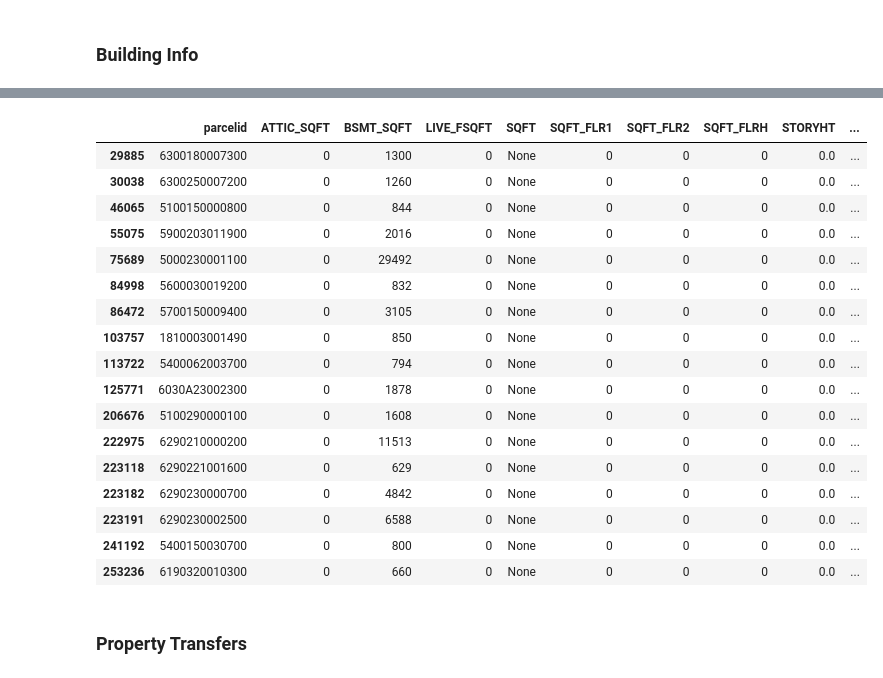
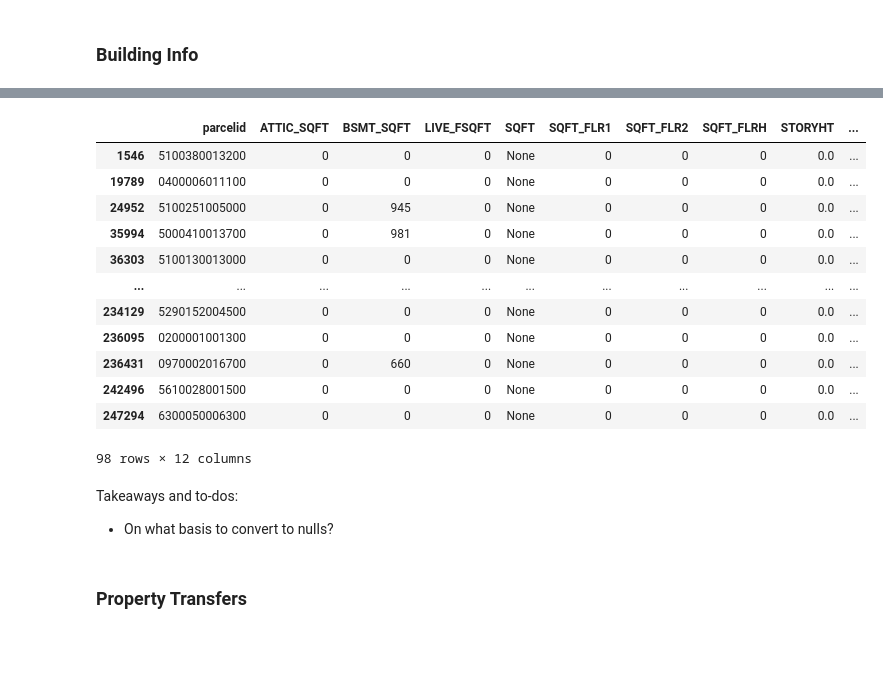
Before and after one commit to JunTaoLuo/ErukaExp, a Jupyter notebook: missingness_exploration.ipynb, the cells around one changed output, grey strips where cells are left out. Saved outputs shown, nothing was run; the diff lists cells and outputs as text; code cells hidden in the pictures; blank space fills up the shorter version.

```diff
--- a/missingness_exploration.ipynb
+++ b/missingness_exploration.ipynb
@@ -26,12 +51,2 @@ c:\Users\mihir\anaconda3\lib\site-packages\numpy\.libs\libopenblas.XWYDX2IKJW2NM
 # %% [markdown]
 ### Building Info
-# %%
-bi = pd.read_sql('select * from cleaned.building_info', engine)
-
-# Null % for each variable
-print('Percentage of nulls:')
-print(bi.isnull().mean())
-
-# Description of data
-print('\n Descriptive stats for data')
-bi.describe()
@@ -61,0 +53,19 @@ dtype: float64
+# %%
+# Selecting only buildings with property class info
+
+## Note: there are 339 buildings in building info that don't merge with monthly tax (where we get property codes from)
+## Property class codes are nonmissing for all other observations
+
+query = '''select bi.*, mt.prop_class_code, mt.class_description
+from cleaned.building_info bi join cleaned.monthly_tax mt using(parcelid)
+where prop_class_code in (510, 550, 520, 401, 530, 625, 404, 470)'''
+
+bi = pd.read_sql(query, engine)
+
+# Null % for each variable
+print('Percentage of nulls:')
+print(bi.isnull().mean())
+
+# Description of data
+print('\n Descriptive stats for data')
+bi.describe()
@@ -62,37 +98,44 @@ dtype: float64
 # %%
 # Digging into cases where year built = 0
 bi[bi['YEARBUILT'] == 0]
 # 2440 rows where yearbuilt = 0
+
 # Almost all of these have 0 for all values (strong correlation of missingness)
+
+# For these cases, do they merge onto year_built in historic_sales?
+sql = '''
+SELECT b.parcelid, b."YEARBUILT", h.year_built
+FROM cleaned.building_info b left join cleaned.historic_sales h on b.parcelid = h.parcelid
+WHERE b."YEARBUILT" = 0
+'''
+
+df = pd.read_sql(sql, engine)
 
 # are there any with nonzero values in other imp variables?
 bi[(bi['YEARBUILT'] == 0)&(bi['LIVE_FSQFT'] > 0)]
-# There are 4 rows (nonmissing live_fsqft, but zero for everything else)
 
 bi[(bi['YEARBUILT'] == 0)&(bi['BSMT_SQFT'] > 0)]
 # There are 17 rows that have nonmissing bsmt sqft (these have)
 
 bi[(bi['YEARBUILT'] != 0)&(bi['LIVE_FSQFT'] == 0)]
 # There are an additional 646 rows where year built is not 0, butl live fsqft is zero
 # %% [output]
 |  | parcelid | ATTIC_SQFT | BSMT_SQFT | LIVE_FSQFT | SQFT | SQFT_FLR1 | SQFT_FLR2 | SQFT_FLRH | STORYHT | ... |
-| 29885 | 6300180007300 | 0 | 1300 | 0 | None | 0 | 0 | 0 | 0.0 | ... |
-| 30038 | 6300250007200 | 0 | 1260 | 0 | None | 0 | 0 | 0 | 0.0 | ... |
-| 46065 | 5100150000800 | 0 | 844 | 0 | None | 0 | 0 | 0 | 0.0 | ... |
-| 55075 | 5900203011900 | 0 | 2016 | 0 | None | 0 | 0 | 0 | 0.0 | ... |
-| 75689 | 5000230001100 | 0 | 29492 | 0 | None | 0 | 0 | 0 | 0.0 | ... |
-| 84998 | 5600030019200 | 0 | 832 | 0 | None | 0 | 0 | 0 | 0.0 | ... |
-| 86472 | 5700150009400 | 0 | 3105 | 0 | None | 0 | 0 | 0 | 0.0 | ... |
-| 103757 | 1810003001490 | 0 | 850 | 0 | None | 0 | 0 | 0 | 0.0 | ... |
-| 113722 | 5400062003700 | 0 | 794 | 0 | None | 0 | 0 | 0 | 0.0 | ... |
-| 125771 | 6030A23002300 | 0 | 1878 | 0 | None | 0 | 0 | 0 | 0.0 | ... |
-| 206676 | 5100290000100 | 0 | 1608 | 0 | None | 0 | 0 | 0 | 0.0 | ... |
-| 222975 | 6290210000200 | 0 | 11513 | 0 | None | 0 | 0 | 0 | 0.0 | ... |
-| 223118 | 6290221001600 | 0 | 629 | 0 | None | 0 | 0 | 0 | 0.0 | ... |
-| 223182 | 6290230000700 | 0 | 4842 | 0 | None | 0 | 0 | 0 | 0.0 | ... |
-| 223191 | 6290230002500 | 0 | 6588 | 0 | None | 0 | 0 | 0 | 0.0 | ... |
-| 241192 | 5400150030700 | 0 | 800 | 0 | None | 0 | 0 | 0 | 0.0 | ... |
-| 253236 | 6190320010300 | 0 | 660 | 0 | None | 0 | 0 | 0 | 0.0 | ... |
+| 1546 | 5100380013200 | 0 | 0 | 0 | None | 0 | 0 | 0 | 0.0 | ... |
+| 19789 | 0400006011100 | 0 | 0 | 0 | None | 0 | 0 | 0 | 0.0 | ... |
+| 24952 | 5100251005000 | 0 | 945 | 0 | None | 0 | 0 | 0 | 0.0 | ... |
+| 35994 | 5000410013700 | 0 | 981 | 0 | None | 0 | 0 | 0 | 0.0 | ... |
+| 36303 | 5100130013000 | 0 | 0 | 0 | None | 0 | 0 | 0 | 0.0 | ... |
+| ... | ... | ... | ... | ... | ... | ... | ... | ... | ... | ... |
+| 234129 | 5290152004500 | 0 | 0 | 0 | None | 0 | 0 | 0 | 0.0 | ... |
+| 236095 | 0200001001300 | 0 | 0 | 0 | None | 0 | 0 | 0 | 0.0 | ... |
+| 236431 | 0970002016700 | 0 | 660 | 0 | None | 0 | 0 | 0 | 0.0 | ... |
+| 242496 | 5610028001500 | 0 | 0 | 0 | None | 0 | 0 | 0 | 0.0 | ... |
+| 247294 | 6300050006300 | 0 | 0 | 0 | None | 0 | 0 | 0 | 0.0 | ... |
+98 rows × 12 columns
+# %% [markdown]
+Takeaways and to-dos:
+- On what basis to convert to nulls?
 # %% [markdown]
 ### Property Transfers
 # %%
```
Also changed, not shown: parts of 14 cells of this notebook, 1 other file.
